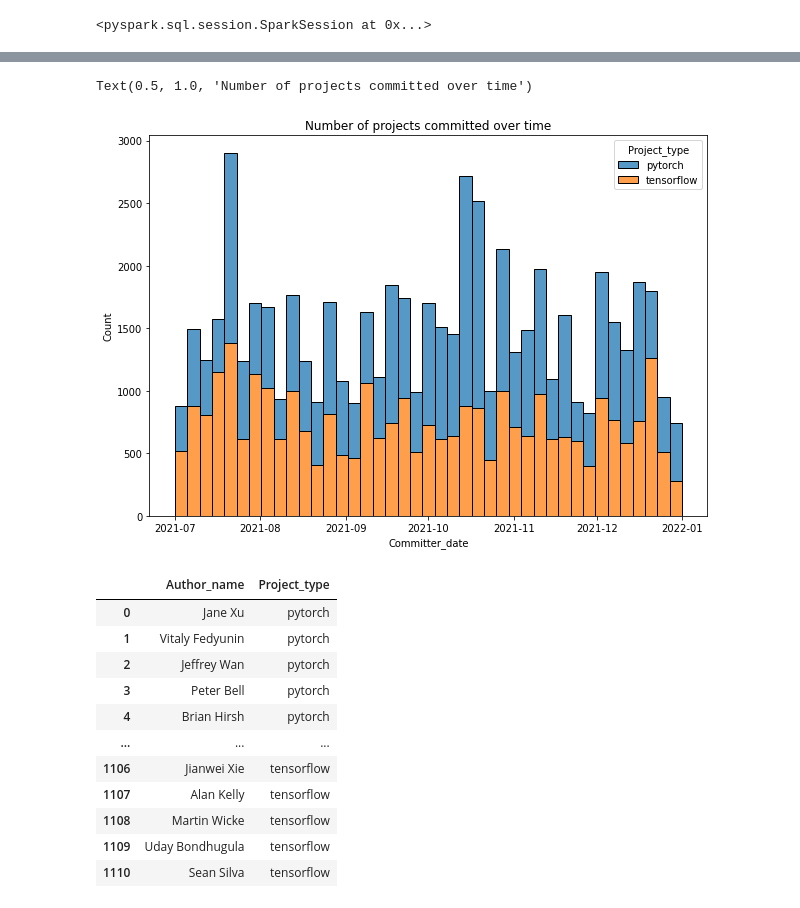
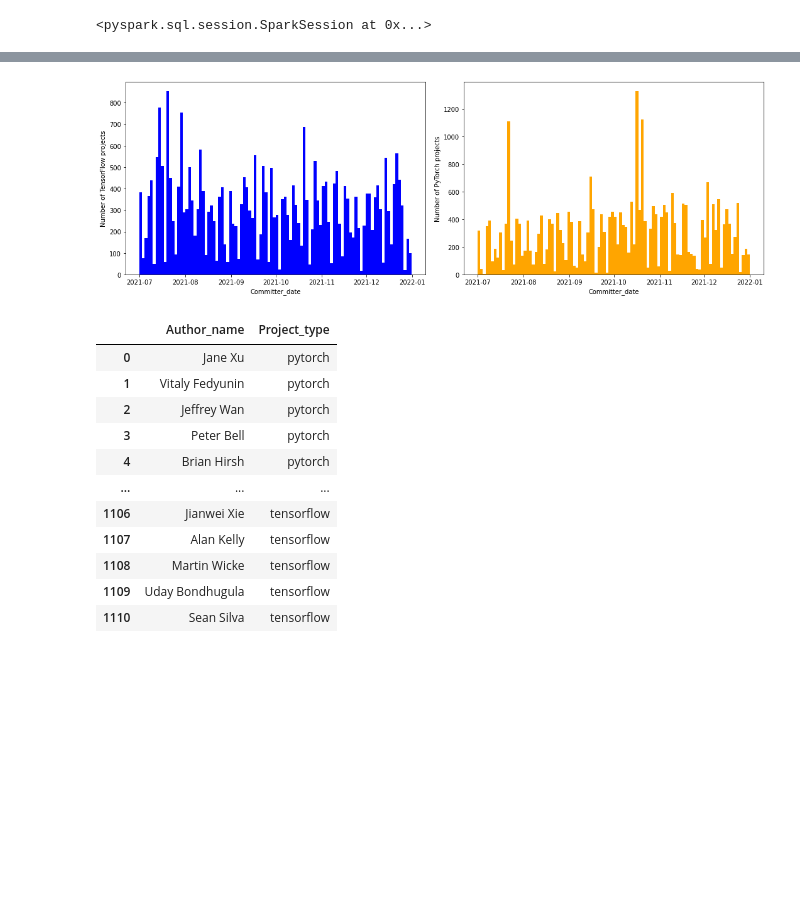
Before and after one commit to crystalwongcy/database_management, a Jupyter notebook: DMS.ipynb, the cells around one changed output, grey strips where cells are left out. Drawn from its saved outputs; the diff is of its cells as text; code cells hidden in the pictures; blank space fills up the shorter version.

```diff
--- a/DMS.ipynb
+++ b/DMS.ipynb
@@ -823,16 +831,31 @@ Text(0.5, 1.0, 'Number of projects over time')
 # %%
-# visualise number of projects over time
-df2 = df_gitData.select(['Commit.Committer.Committer_date', "Project_name.Project_type"
-                  ]) \
-         .toPandas()
-
-# visualise number of projects over time
-plt.figure(figsize=(10,7))
-sns.histplot(x='Committer_date', hue='Project_type',multiple='stack', data=df2)
-plt.title("Number of projects committed over time")
+# inspect the number of committers over time
+df_gitData.createOrReplaceTempView('committers')
+df2 = spark_mongo_gitData.sql(
+    """
+    SELECT Commit.Committer.Committer_date,Project_name.Project_type, Commit.Committer.Committer_name
+    FROM committers
+    ORDER BY Project_name.Project_type DESC
+    """).toPandas()
-# %% [output]
-Text(0.5, 1.0, 'Number of projects committed over time')
-[figure, removed]
+# %%
+# visualise number of committers over time
+tensor_df2 = df2.loc[df2["Project_type"]=="tensorflow",]
+torch_df2 = df2.loc[df2["Project_type"]=="pytorch",]
+
+plt.figure(figsize=(15,5))
+plt.subplot(1,2,1)
+plt.hist(tensor_df2["Committer_date"], bins=100, color="blue")
+plt.xlabel("Committer_date")
+plt.ylabel("Number of TensorFlow projects")
+
+plt.subplot(1,2,2)
+plt.hist(torch_df2["Committer_date"], bins=100, color="orange")
+plt.xlabel("Committer_date")
+plt.ylabel("Number of PyTorch projects")
+plt.tight_layout()
+plt.show()
+# %% [output]
+[figure, added]
 # %%
 # filter out author names
 df_gitData.createOrReplaceTempView('author_names')
```
Also changed, not shown: parts of 17 cells of this notebook, 2 other files.
